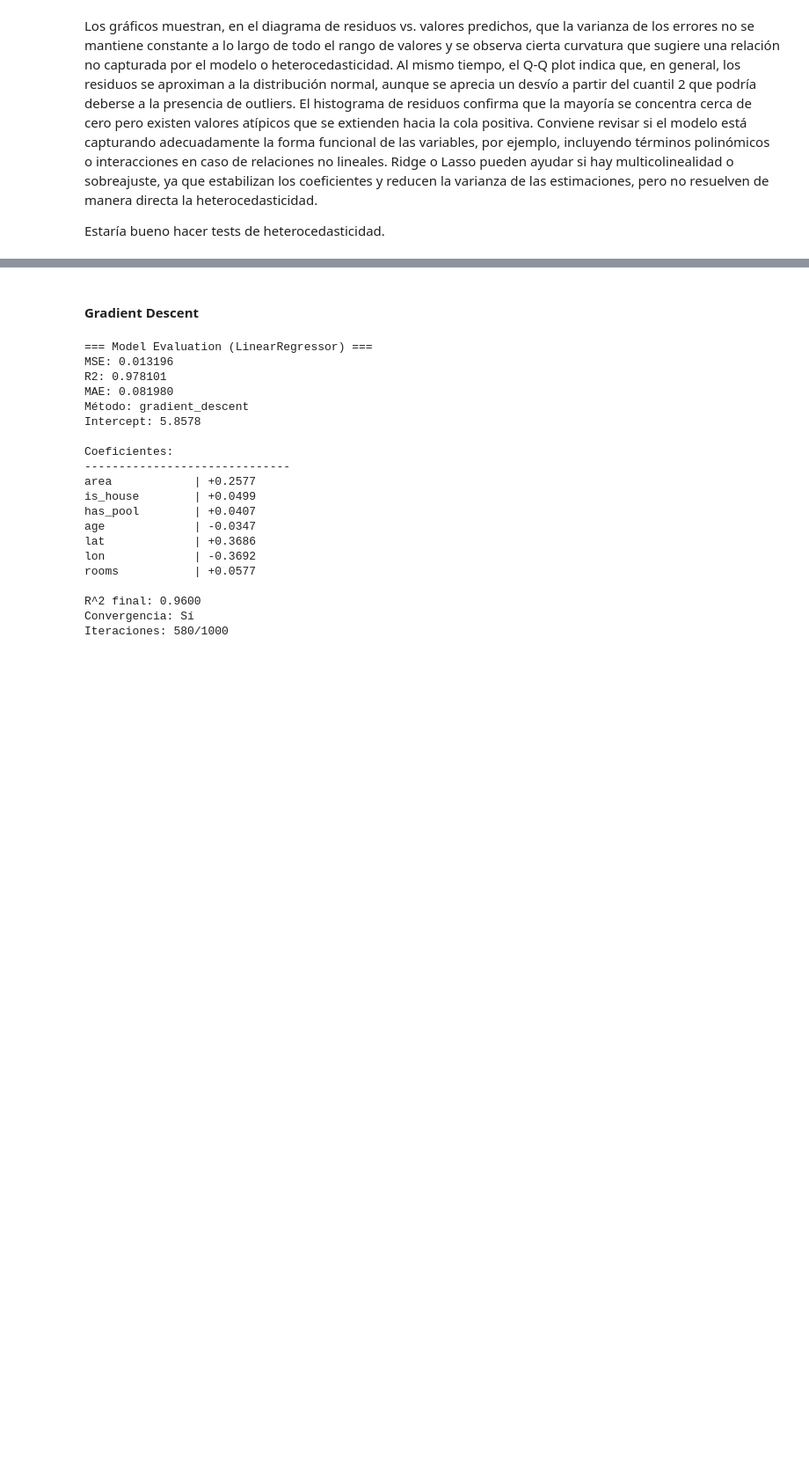
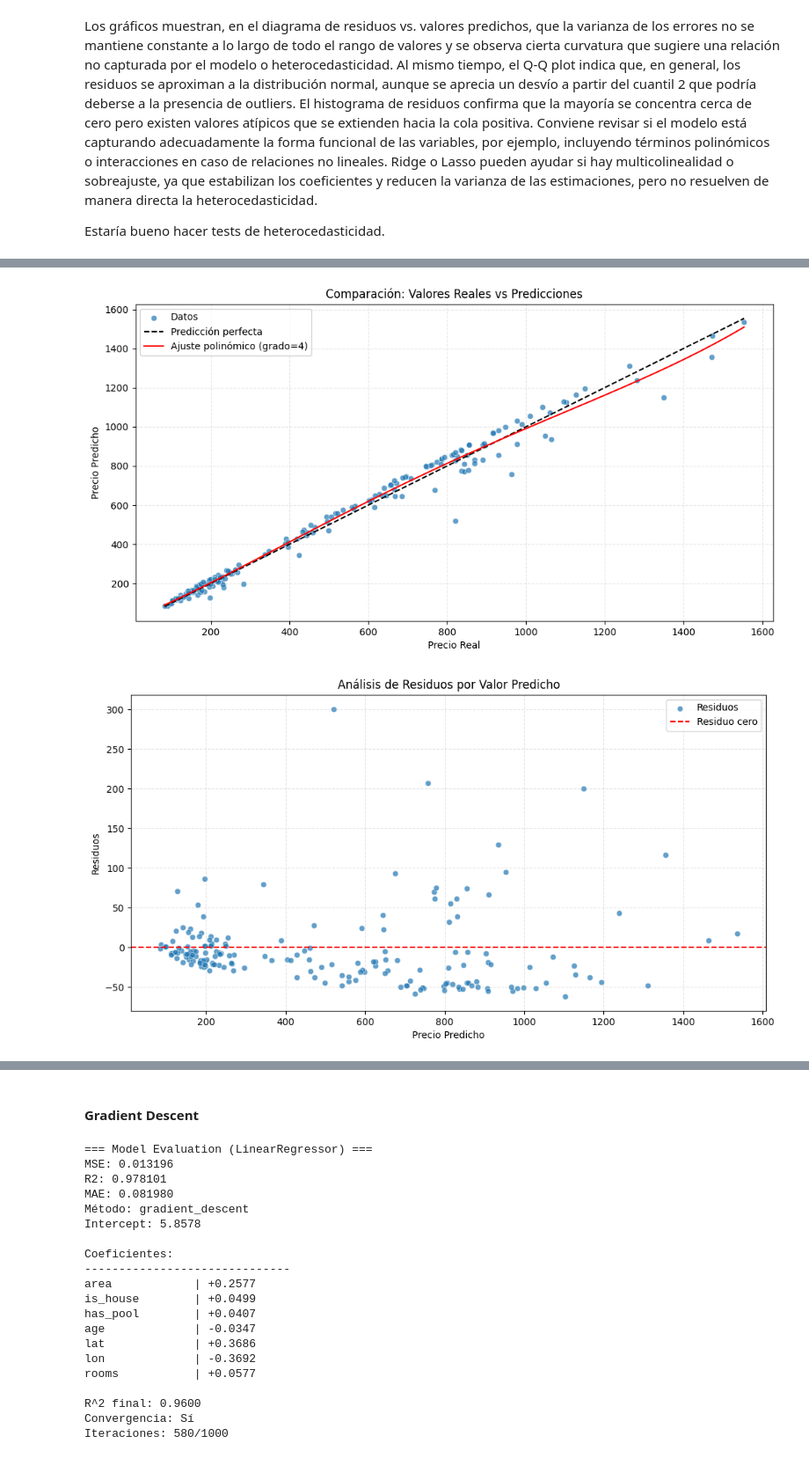
Before and after one commit to frizynn/tp1-machine-learning, a Jupyter notebook: src/Entrega_Tp1.ipynb, the cells around one changed output, grey strips where cells are left out. Shown at 88% size. Cells and saved outputs as stored; diff of their text form; code cells hidden in the pictures; blank space fills up the shorter version.

```diff
--- a/src/Entrega_Tp1.ipynb
+++ b/src/Entrega_Tp1.ipynb
@@ -305,0 +308,16 @@ Estaría bueno hacer tests de heterocedasticidad.
+# %%
+from models.regression.polinomial_regressor import PolinomialRegressor
+
+results_4d_psinv_all = train_and_evaluate_model(
+    data_path=r"../data/processed/casas_dev.csv",
+    target_column="price",
+    test_size=0.20,
+    random_state=12,
+    transform_target=np.log,
+    model_class=PolinomialRegressor.change_degree(4),
+    normalize_features=False,
+    fit_params={'method': "pseudo_inverse"},
+    metrics=['mse', 'r2', 'mae']
+)
+
+model_4d_psinv_all = results_4d_psinv_all["model"]
@@ -305,0 +341,22 @@ Estaría bueno hacer tests de heterocedasticidad.
+# %%
+from utils import visualize_regression_results
+
+custom_titles = {
+    "scatter": "Comparación: Valores Reales vs Predicciones",
+    "residuals": "Análisis de Residuos por Valor Predicho",
+    "distribution": "Histograma de Residuos"
+}
+
+
+figures_2d_psinv_all = visualize_regression_results(
+    results_4d_psinv_all['y_test'],
+    results_4d_psinv_all['y_pred_test'],
+    transform_func=np.exp,
+    fig_size=(12, 6),
+    titles=custom_titles,
+    show_figures=True,
+    fit_degree=4
+)
+# %% [output]
+[figure, added]
+[figure, added]
```
Also changed, not shown: parts of 17 cells of this notebook, 3 other files.
